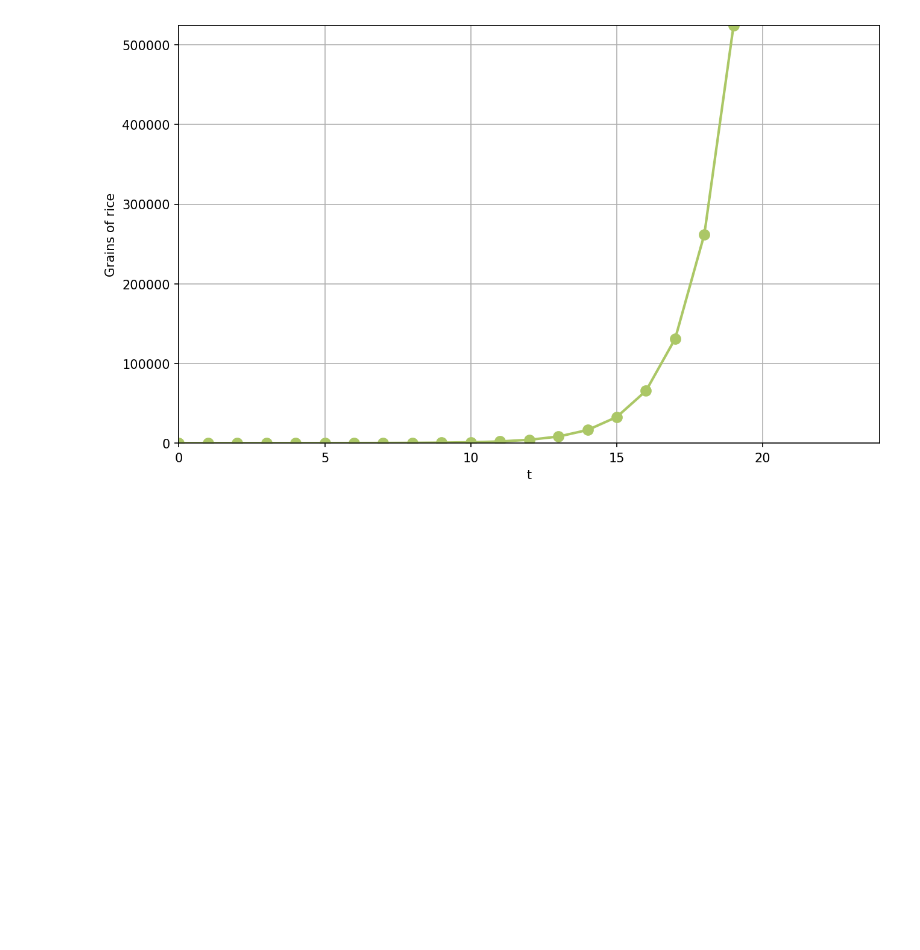
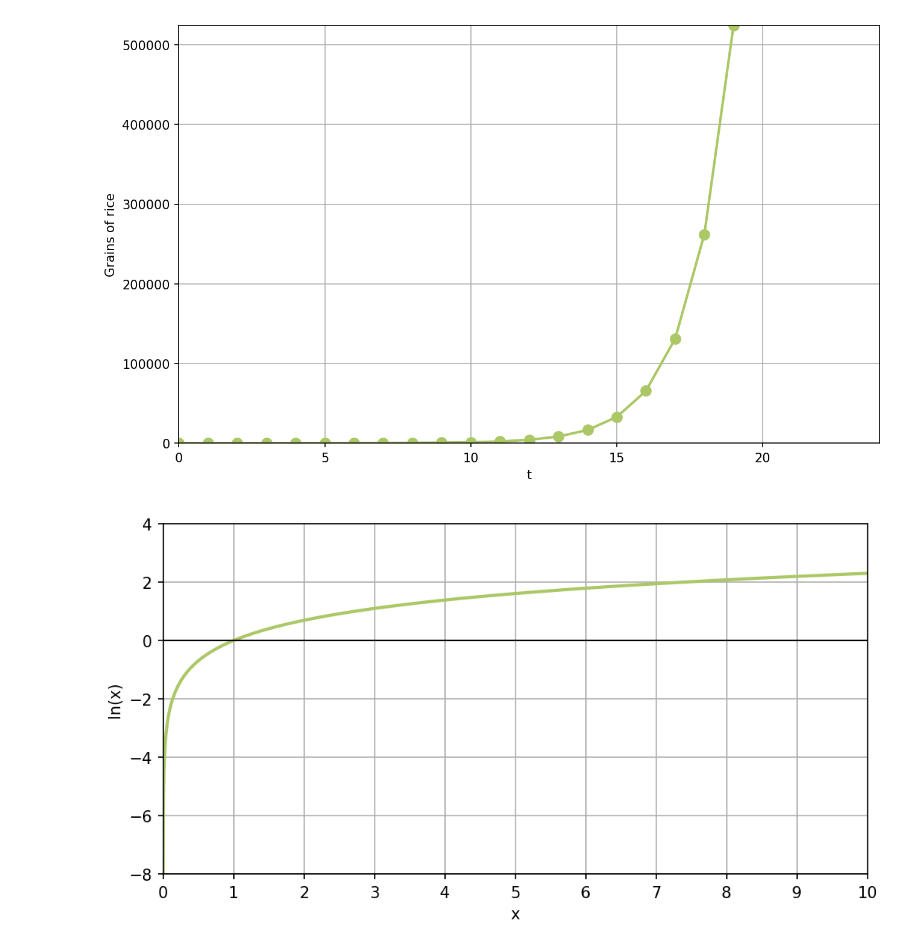
Before and after one commit to Bea-Taylor/CASA007_lectures, a Jupyter notebook: L2_graphics.ipynb, the cells around one changed output. Cells and saved outputs as stored; diff of their text form; code cells hidden in the pictures; blank space fills up the shorter version.

```diff
--- a/L2_graphics.ipynb
+++ b/L2_graphics.ipynb
@@ -550,3 +550,26 @@ ani.save("L2_images/discrete_exponential_chess.gif", writer="pillow", savefig_kw
 plt.show()
 # %% [output]
 [figure]
+# %%
+# Plot the natural logarithm
+x = np.linspace(0, 10, 100000)
+y = np.log(x)
+
+plt.figure(figsize=(8, 4), dpi=150)
+plt.plot(x, y, color="#abc766", lw=2)
+plt.axhline(0, color="black", lw=1)  # horizontal line at y=0
+
+plt.xlabel('x')
+plt.ylabel('ln(x)')
+plt.grid(True)
+
+# Ticks at every integer on the x-axis
+plt.xticks(range(0, 11))
+
+plt.xlim(0, 10)
+plt.ylim(-8, 4)
+
+plt.savefig("L2_images/natural_logarithm.png", dpi=300, bbox_inches='tight', transparent=True)
+plt.show()
+# %% [output]
+[figure, added]
```
Also changed, not shown: 6 other files.
